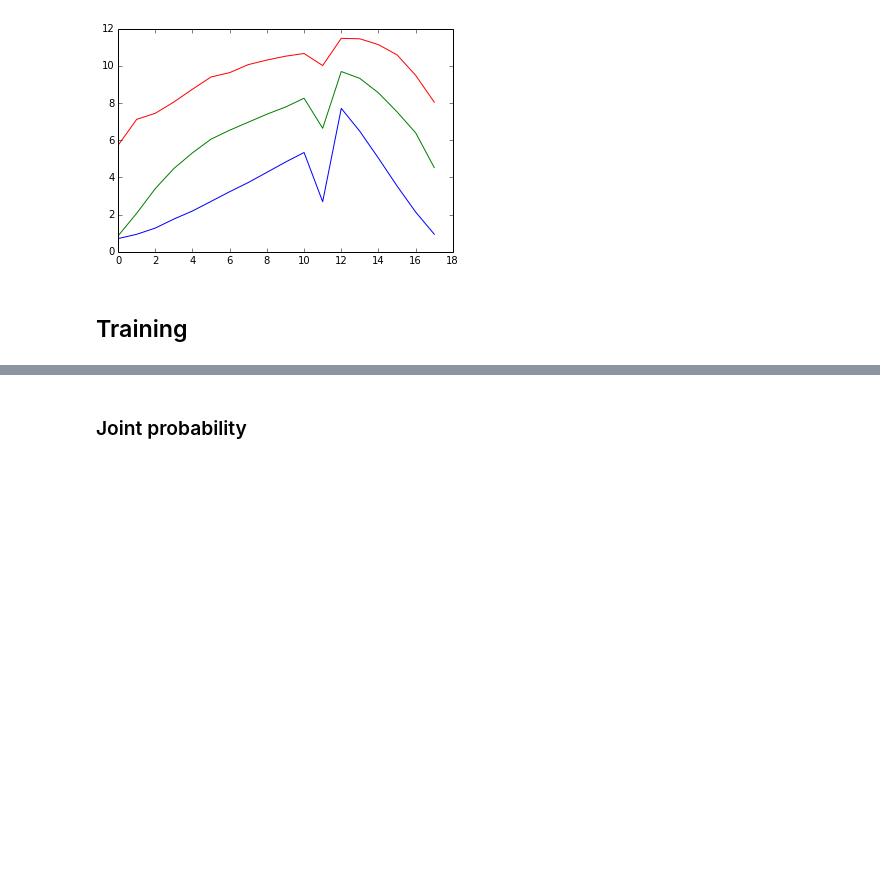
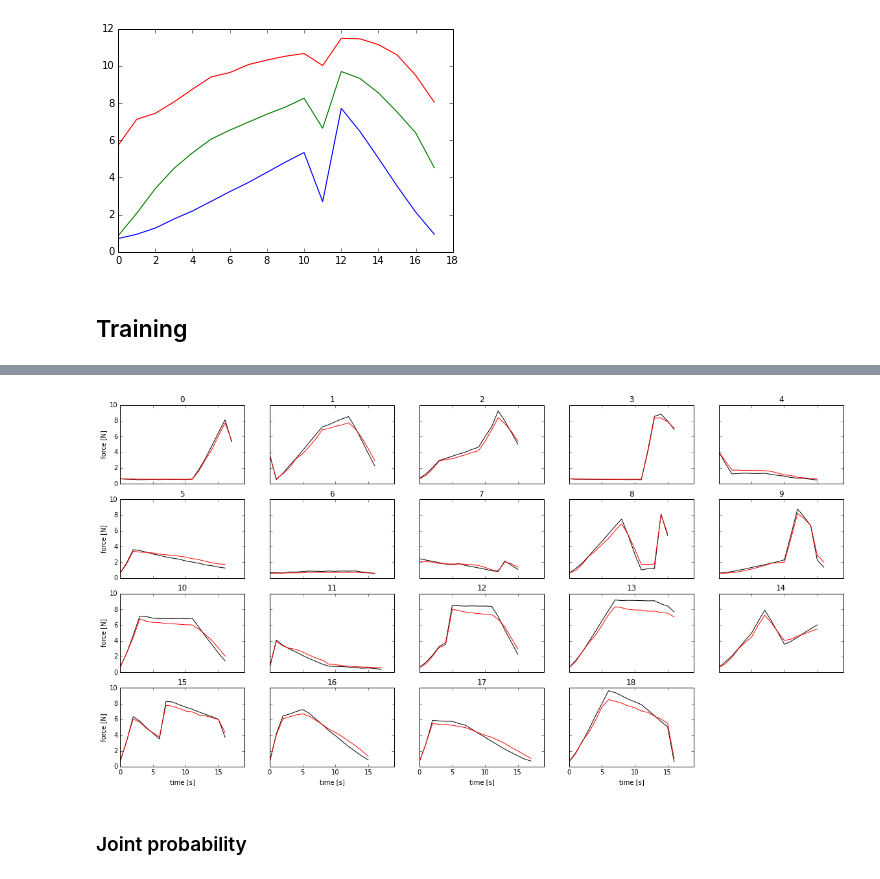
Before and after one commit to surban/ml, a Jupyter notebook: notebooks/Skin-Multifreq-GP.ipynb, the cells around one changed output, grey strips where cells are left out. Saved outputs shown, nothing was run; the diff lists cells and outputs as text; code cells hidden in the pictures; blank space fills up the shorter version.

```diff
--- a/notebooks/Skin-Multifreq-GP.ipynb
+++ b/notebooks/Skin-Multifreq-GP.ipynb
@@ -6,10 +6,13 @@ import numpy as np
 import matplotlib.pyplot as plt
 import GPy as gpy
 
+import ml.apps.skin.timeseries
 from ml.apps.skin.timeseries import *
 from ml.apps.skin.workingset import *
 from ml.simple.conditional_chain import *
 from ml.datasets.skin import SkinDataset
 from ml.common.util import ParameterHistory
 from ml.common.test import check_gradient, check_directional_gradient
+
+ml.apps.skin.timeseries.max_force = 10
 # %% [output]
@@ -77,3 +82,22 @@ plt.legend()
+# %%
+prt = 'val'
+n_plot_samples = 30
+
+force = ws.force[prt][:, 0:n_plot_samples]
+skin = ws.skin[prt][:, :, 0:n_plot_samples]
+valid = ws.valid[prt][:, 0:n_plot_samples]
+
+def gp_predict(skin):
+    force, force_conf, _, _ = gp.predict(skin.T, full_cov=False)
+    return force[:, 0], force_conf[:, 0]
+
+p_force, p_force_conf = ws.predict_multicurve(gp_predict, force, skin, valid, what='force')
+
+ml.apps.skin.timeseries.max_force = 10
+plot_multicurve_time(force, None, valid,
+                     force_predicted=p_force, force_predicted_conf=None)
+# %% [output]
+[figure, added]
 # %% [markdown]
 ### Joint probability
 # %%
```
Also changed, not shown: parts of 4 cells of this notebook, 2 other files.
